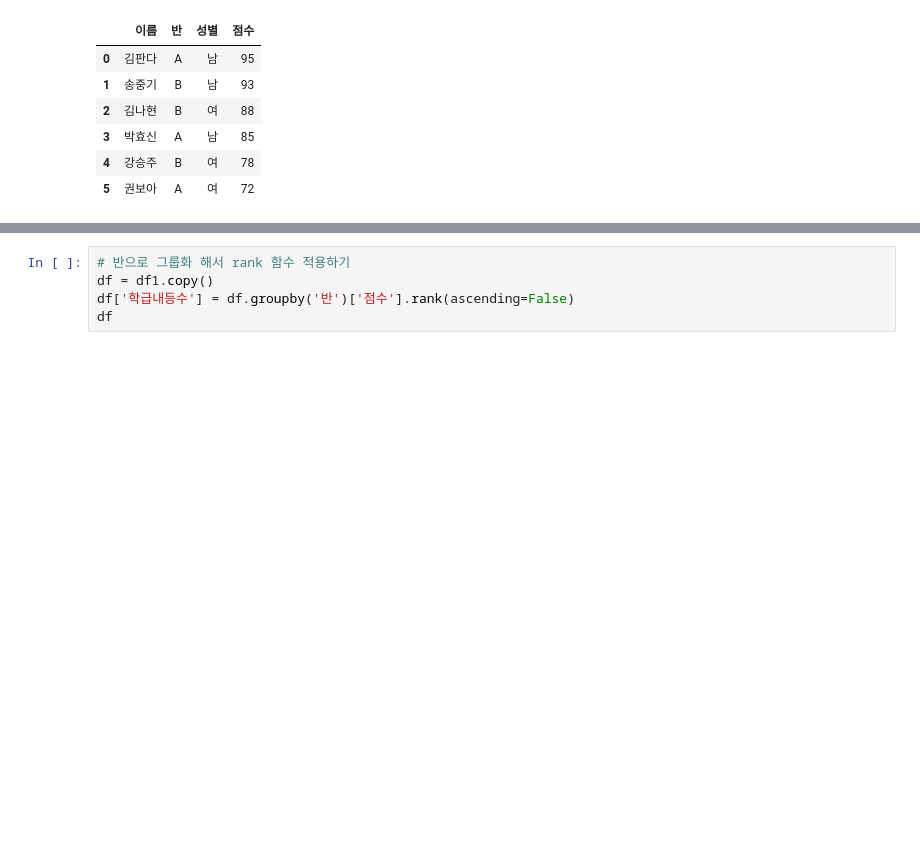
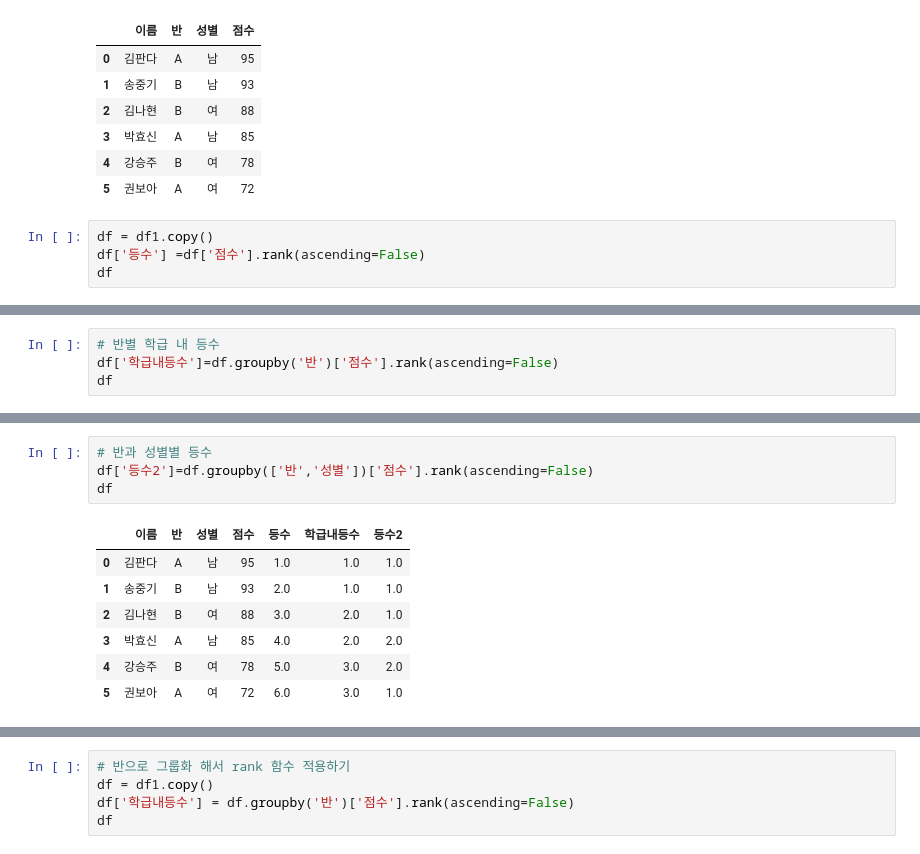
Before and after one commit to eunzzae/Oline_FC_study, a Jupyter notebook: online_python 47 project/2. python_data analyze/09_주식데이터를_통해_groupby_사용하기.ipynb, the cells around one changed output, grey strips where cells are left out. Drawn from its saved outputs; the diff is of its cells as text; blank space fills up the shorter version.

Commit message:
groupby함수

```diff
--- a/online_python 47 project/2. python_data analyze/09_주식데이터를_통해_groupby_사용하기.ipynb
+++ b/online_python 47 project/2. python_data analyze/09_주식데이터를_통해_groupby_사용하기.ipynb
@@ -239,3 +241,7 @@ df1
 | 3 | 박효신 | A | 남 | 85 |
 | 4 | 강승주 | B | 여 | 78 |
 | 5 | 권보아 | A | 여 | 72 |
+# %%
+df = df1.copy()
+df['등수'] =df['점수'].rank(ascending=False)
+df
@@ -241,0 +256,4 @@ df1
+# %%
+# 반별 학급 내 등수
+df['학급내등수']=df.groupby('반')['점수'].rank(ascending=False)
+df
@@ -241,0 +268,12 @@ df1
+# %%
+# 반과 성별별 등수
+df['등수2']=df.groupby(['반','성별'])['점수'].rank(ascending=False)
+df
+# %% [output]
+|  | 이름 | 반 | 성별 | 점수 | 등수 | 학급내등수 | 등수2 |
+| 0 | 김판다 | A | 남 | 95 | 1.0 | 1.0 | 1.0 |
+| 1 | 송중기 | B | 남 | 93 | 2.0 | 1.0 | 1.0 |
+| 2 | 김나현 | B | 여 | 88 | 3.0 | 2.0 | 1.0 |
+| 3 | 박효신 | A | 남 | 85 | 4.0 | 2.0 | 2.0 |
+| 4 | 강승주 | B | 여 | 78 | 5.0 | 3.0 | 2.0 |
+| 5 | 권보아 | A | 여 | 72 | 6.0 | 3.0 | 1.0 |
```
Also changed, not shown: parts of 6 cells of this notebook.
